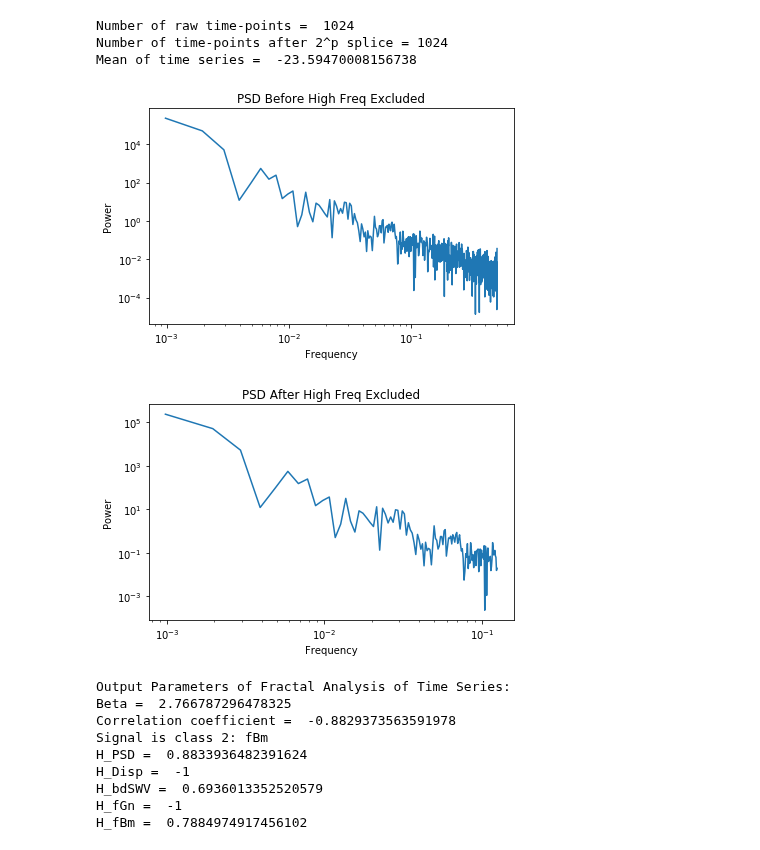
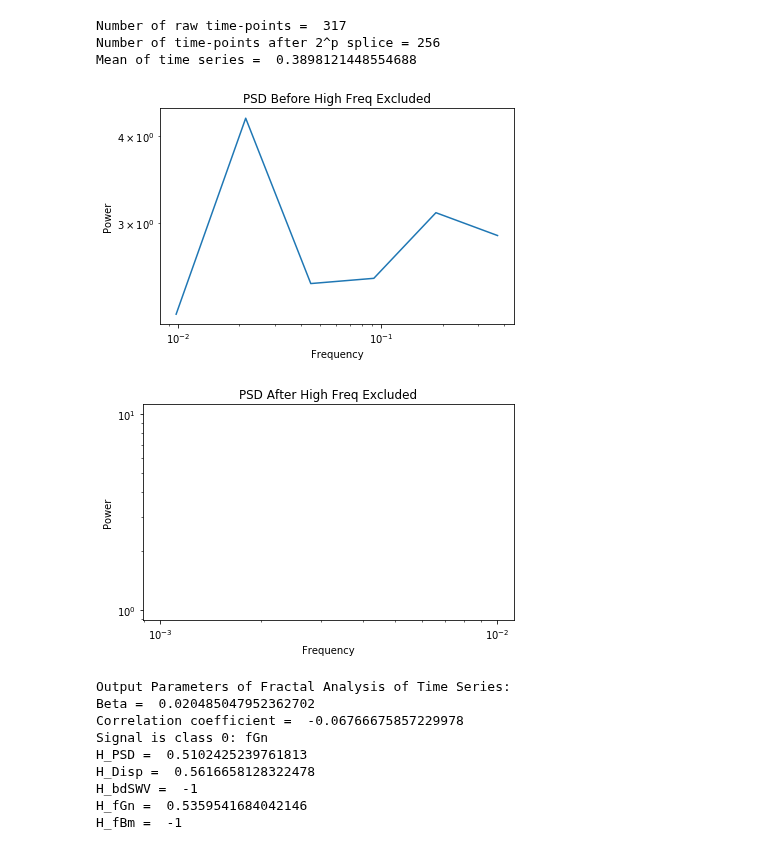
Before and after one commit to WeberLab/FractalDimension, a Jupyter notebook: Eke_Fractool_Python.ipynb, the cells around one changed output. Cells and saved outputs as stored; diff of their text form; code cells hidden in the pictures.

```diff
--- a/Eke_Fractool_Python.ipynb
+++ b/Eke_Fractool_Python.ipynb
@@ -1,46 +1,46 @@
 # %%
 #Load signal from sample fMRI (SCI_Pilot_08)
 #these signals have a grey mask applied
 fbm_sample = np.loadtxt(fname="Test_Signals/sig_fbm_sample.csv", delimiter =",")
 fgn_sample = np.loadtxt(fname="Test_Signals/sig_fGn_sample.csv", delimiter =",")
 SSC_fbm_sample = np.loadtxt(fname="Test_Signals/sig_SSC_fBm_sample.csv", delimiter =",")
 SSC_fgn_sample = np.loadtxt(fname="Test_Signals/sig_SSC_fgn_sample.csv", delimiter =",")
 noclass_sample = np.loadtxt(fname="Test_Signals/sig_noclass_sample.csv", delimiter =",")
 
 #turn 1D array into 2D array and transpose so single column vector
 fbm_sample_T = np.reshape(fbm_sample,(fbm_sample.size, 1))
 fgn_sample_T = np.reshape(fgn_sample,(fgn_sample.size, 1))
 SSC_fbm_sample_T = np.reshape(SSC_fbm_sample,(SSC_fbm_sample.size, 1))
 SSC_fgn_sample_T = np.reshape(SSC_fgn_sample,(SSC_fgn_sample.size, 1))
 noclass_sample_T = np.reshape(noclass_sample,(noclass_sample.size, 1))
 
 
 #functioncall
-#FracTool(SSC_fbm_sample_T)
+FracTool(fgn_sample_T)
 
 
 #Loads fbm signal of known Hurst coeffecient
 #Hurst coeff is 0.7 and signal has 1024 timepoints
 fBm_knownH = np.loadtxt(fname="Test_Signals/sig_fbm_knownH.csv", delimiter =",")
 #turn 1D array into 2D array and transpose so single column vector
 fBm_knownH_T = np.reshape(fBm_knownH,(fBm_knownH.size, 1))
 #function call
-FracTool(fBm_knownH_T)
+#FracTool(fBm_knownH_T)
 # %% [output]
-Number of raw time-points =  1024
-Number of time-points after 2^p splice = 1024
-Mean of time series =  -23.59470008156738
+Number of raw time-points =  317
+Number of time-points after 2^p splice = 256
+Mean of time series =  0.3898121448554688
-[figure, old version]
+[figure, new version]
-[figure, old version]
+[figure, new version]
 Output Parameters of Fractal Analysis of Time Series:
-Beta =  2.766787296478325
-Correlation coefficient =  -0.8829373563591978
-Signal is class 2: fBm
-H_PSD =  0.8833936482391624
-H_Disp =  -1
-H_bdSWV =  0.6936013352520579
-H_fGn =  -1
-H_fBm =  0.7884974917456102
+Beta =  0.020485047952362702
+Correlation coefficient =  -0.06766675857229978
+Signal is class 0: fGn
+H_PSD =  0.5102425239761813
+H_Disp =  0.5616658128322478
+H_bdSWV =  -1
+H_fGn =  0.5359541684042146
+H_fBm =  -1
 # %%
 import numpy as np
 import matplotlib.pyplot as plt
```
Also changed, not shown: parts of 1 cell of this notebook.
